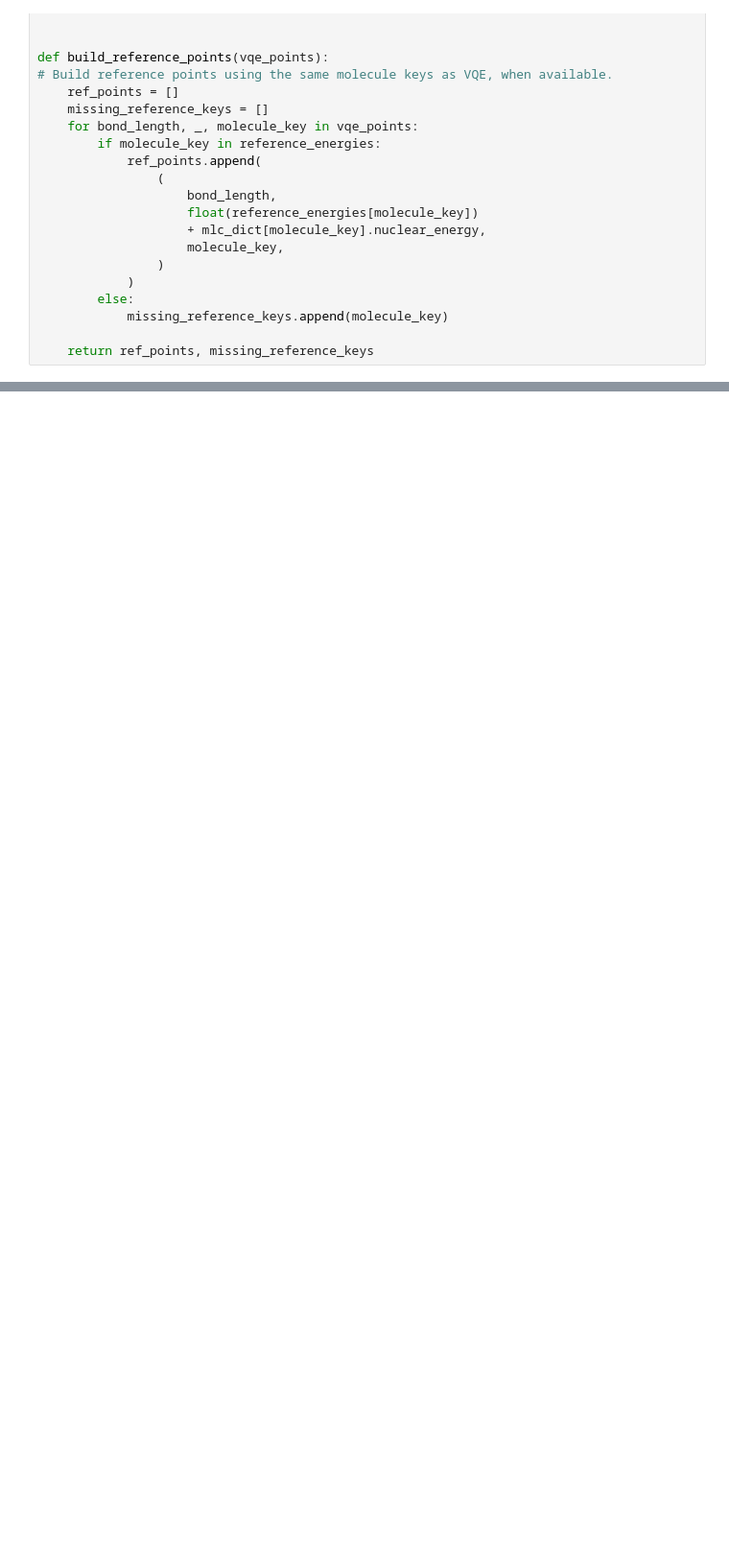
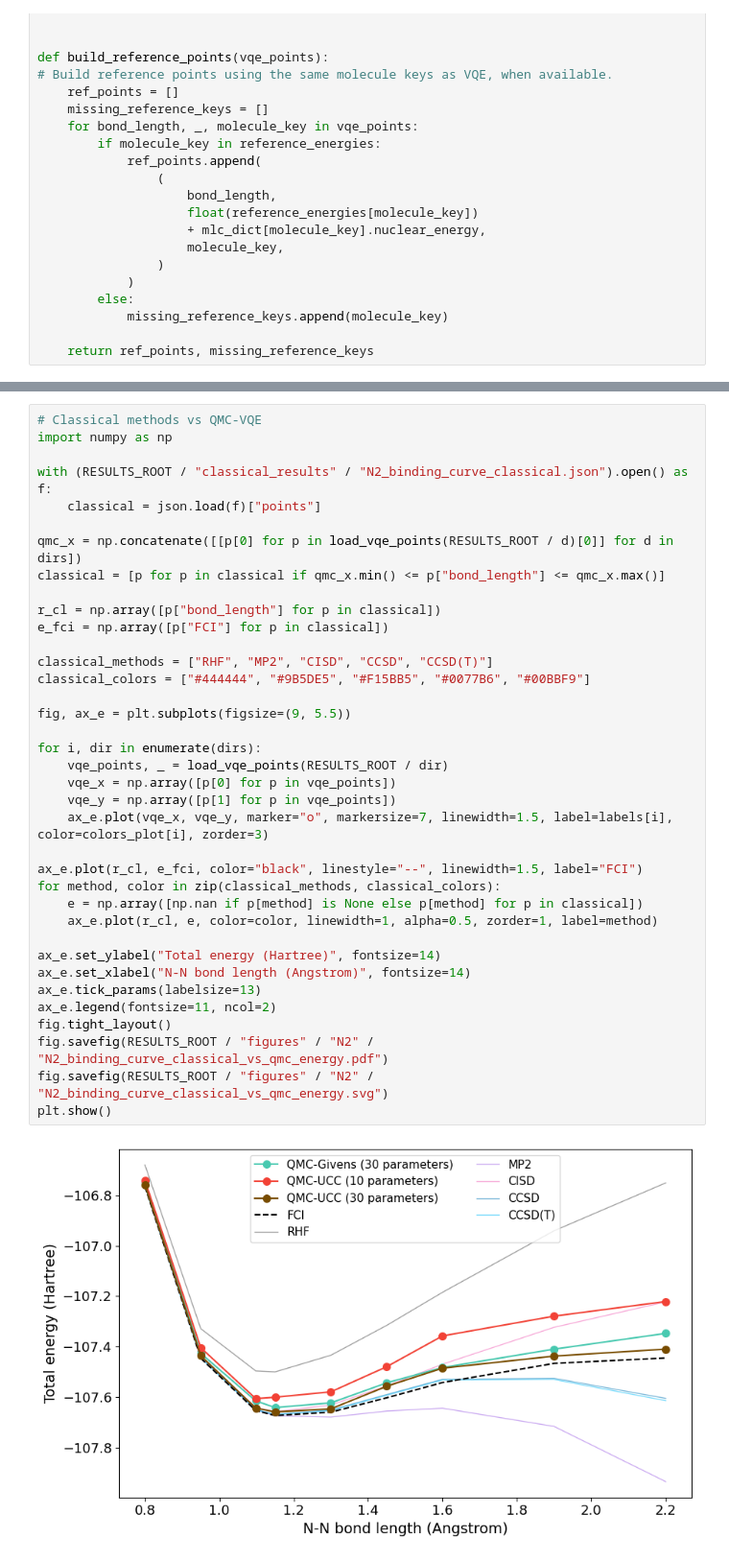
Before and after one commit to ctlila/QMC_Givens_ansatz_results, a Jupyter notebook: scripts/plot_binding_curve.ipynb, the cells around one changed output, grey strips where cells are left out. Shown at 96% size. Saved outputs shown, nothing was run; the diff lists cells and outputs as text; blank space fills up the shorter version.

```diff
--- a/scripts/plot_binding_curve.ipynb
+++ b/scripts/plot_binding_curve.ipynb
@@ -145,0 +145,39 @@ plt.show()
+# %%
+# Classical methods vs QMC-VQE
+import numpy as np
+
+with (RESULTS_ROOT / "classical_results" / "N2_binding_curve_classical.json").open() as f:
+    classical = json.load(f)["points"]
+
+qmc_x = np.concatenate([[p[0] for p in load_vqe_points(RESULTS_ROOT / d)[0]] for d in dirs])
+classical = [p for p in classical if qmc_x.min() <= p["bond_length"] <= qmc_x.max()]
+
+r_cl = np.array([p["bond_length"] for p in classical])
+e_fci = np.array([p["FCI"] for p in classical])
+
+classical_methods = ["RHF", "MP2", "CISD", "CCSD", "CCSD(T)"]
+classical_colors = ["#444444", "#9B5DE5", "#F15BB5", "#0077B6", "#00BBF9"]
+
+fig, ax_e = plt.subplots(figsize=(9, 5.5))
+
+for i, dir in enumerate(dirs):
+    vqe_points, _ = load_vqe_points(RESULTS_ROOT / dir)
+    vqe_x = np.array([p[0] for p in vqe_points])
+    vqe_y = np.array([p[1] for p in vqe_points])
+    ax_e.plot(vqe_x, vqe_y, marker="o", markersize=7, linewidth=1.5, label=labels[i], color=colors_plot[i], zorder=3)
+
+ax_e.plot(r_cl, e_fci, color="black", linestyle="--", linewidth=1.5, label="FCI")
+for method, color in zip(classical_methods, classical_colors):
+    e = np.array([np.nan if p[method] is None else p[method] for p in classical])
+    ax_e.plot(r_cl, e, color=color, linewidth=1, alpha=0.5, zorder=1, label=method)
+
+ax_e.set_ylabel("Total energy (Hartree)", fontsize=14)
+ax_e.set_xlabel("N-N bond length (Angstrom)", fontsize=14)
+ax_e.tick_params(labelsize=13)
+ax_e.legend(fontsize=11, ncol=2)
+fig.tight_layout()
+fig.savefig(RESULTS_ROOT / "figures" / "N2" / "N2_binding_curve_classical_vs_qmc_energy.pdf")
+fig.savefig(RESULTS_ROOT / "figures" / "N2" / "N2_binding_curve_classical_vs_qmc_energy.svg")
+plt.show()
+# %% [output]
+[figure, added]
```
Also changed, not shown: parts of 1 cell of this notebook, 3 other files.
